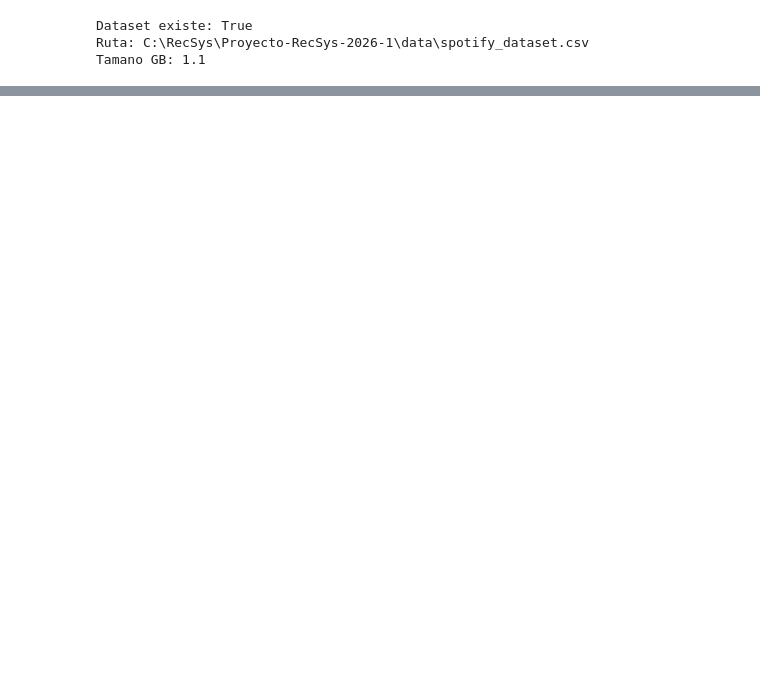
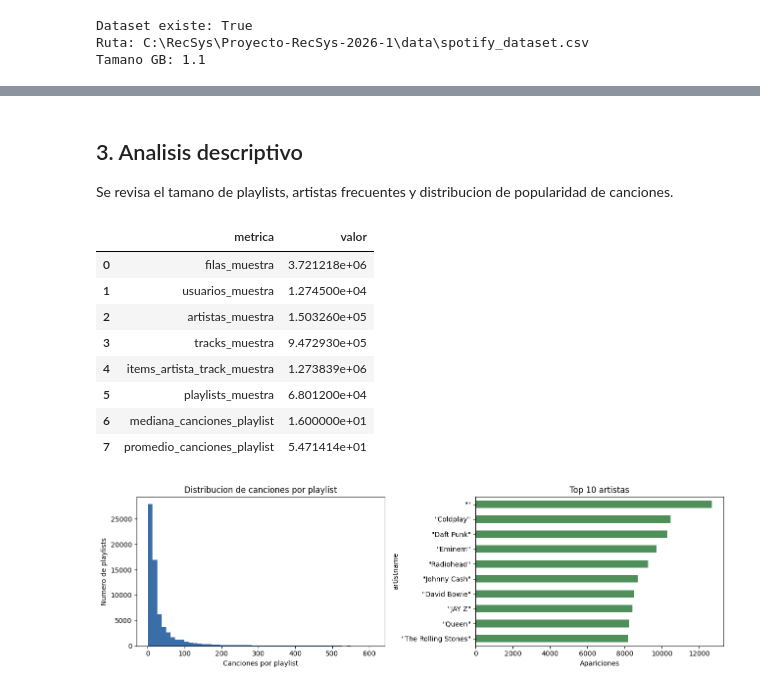
Before and after one commit to mayafzt/Proyecto-RecSys-2026-1, a Jupyter notebook: Hito_1_Spotify.ipynb, the cells around one changed output, grey strips where cells are left out. Drawn from its saved outputs; the diff is of its cells as text; code cells hidden in the pictures; blank space fills up the shorter version.

```diff
--- a/Hito_1_Spotify.ipynb
+++ b/Hito_1_Spotify.ipynb
@@ -104,0 +121,45 @@ Para cada playlist con al menos 3 canciones, se oculto la ultima cancion como te
+# %% [markdown]
+## 3. Analisis descriptivo
+
+Se revisa el tamano de playlists, artistas frecuentes y distribucion de popularidad de canciones.
+# %%
+playlist_sizes = music_df.groupby('playlist_id').size()
+artist_counts = music_df['artistname'].value_counts()
+item_counts = music_df['item_id'].value_counts()
+
+eda_summary = pd.DataFrame({
+    'metrica': [
+        'filas_muestra', 'usuarios_muestra', 'artistas_muestra', 'tracks_muestra',
+        'items_artista_track_muestra', 'playlists_muestra',
+        'mediana_canciones_playlist', 'promedio_canciones_playlist'
+    ],
+    'valor': [
+        len(music_df), music_df['user_id'].nunique(), music_df['artistname'].nunique(), music_df['trackname'].nunique(),
+        music_df['item_id'].nunique(), music_df['playlist_id'].nunique(),
+        playlist_sizes.median(), playlist_sizes.mean()
+    ]
+})
+display(eda_summary)
+
+fig, axes = plt.subplots(1, 2, figsize=(13, 4))
+playlist_sizes[playlist_sizes <= playlist_sizes.quantile(0.99)].plot(kind='hist', bins=50, ax=axes[0], color='#3b6ea8')
+axes[0].set_title('Distribucion de canciones por playlist')
+axes[0].set_xlabel('Canciones por playlist')
+axes[0].set_ylabel('Numero de playlists')
+
+artist_counts.head(10).sort_values().plot(kind='barh', ax=axes[1], color='#4f8f59')
+axes[1].set_title('Top 10 artistas')
+axes[1].set_xlabel('Apariciones')
+plt.tight_layout()
+plt.show()
+# %% [output]
+|  | metrica | valor |
+| 0 | filas_muestra | 3.721218e+06 |
+| 1 | usuarios_muestra | 1.274500e+04 |
+| 2 | artistas_muestra | 1.503260e+05 |
+| 3 | tracks_muestra | 9.472930e+05 |
+| 4 | items_artista_track_muestra | 1.273839e+06 |
+| 5 | playlists_muestra | 6.801200e+04 |
+| 6 | mediana_canciones_playlist | 1.600000e+01 |
+| 7 | promedio_canciones_playlist | 5.471414e+01 |
+[figure, added]
```
Also changed, not shown: parts of 25 cells of this notebook, 2 other files.
